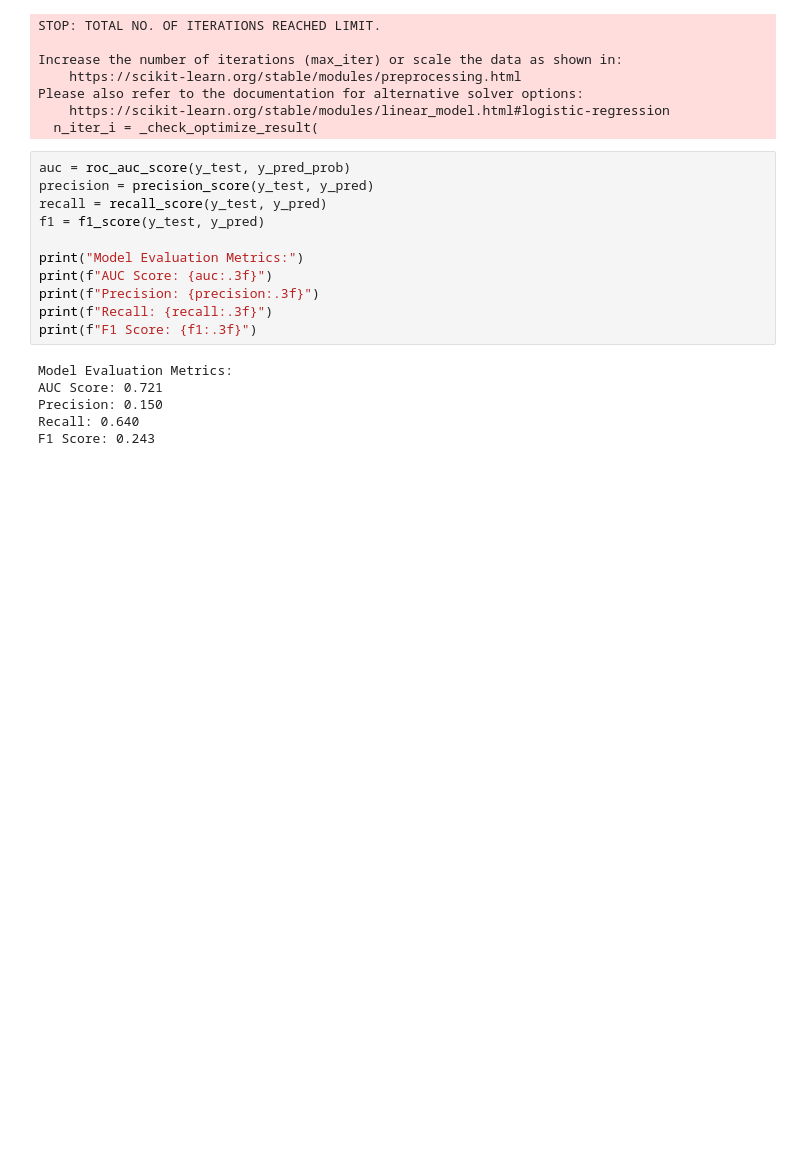
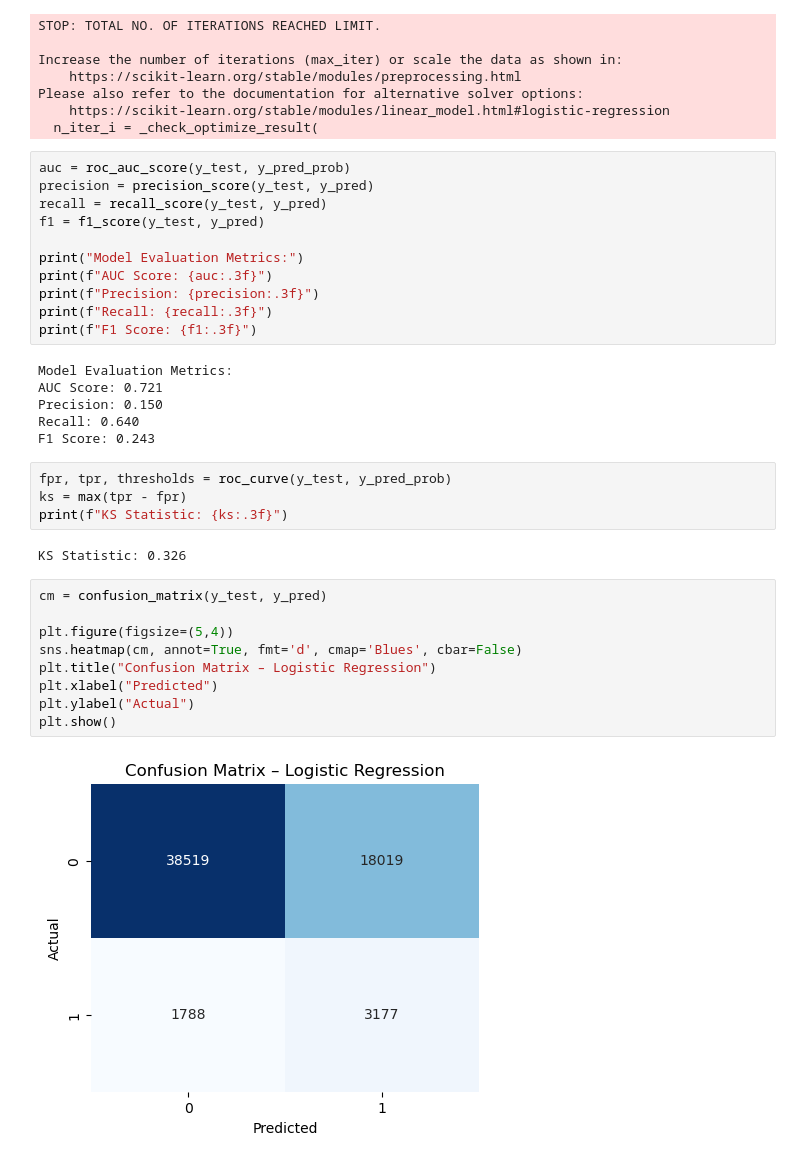
Before and after one commit to Nirukta/Loan-default-prediction-and-risk-profiling-using-autoencoders, a Jupyter notebook: models/Logisticregression.ipynb, the cells around one changed output. Saved outputs shown, nothing was run; the diff lists cells and outputs as text; blank space fills up the shorter version.

```diff
--- a/models/Logisticregression.ipynb
+++ b/models/Logisticregression.ipynb
@@ -101,3 +101,20 @@ AUC Score: 0.721
 Precision: 0.150
 Recall: 0.640
 F1 Score: 0.243
+# %%
+fpr, tpr, thresholds = roc_curve(y_test, y_pred_prob)
+ks = max(tpr - fpr)
+print(f"KS Statistic: {ks:.3f}")
+# %% [output]
+KS Statistic: 0.326
+# %%
+cm = confusion_matrix(y_test, y_pred)
+
+plt.figure(figsize=(5,4))
+sns.heatmap(cm, annot=True, fmt='d', cmap='Blues', cbar=False)
+plt.title("Confusion Matrix – Logistic Regression")
+plt.xlabel("Predicted")
+plt.ylabel("Actual")
+plt.show()
+# %% [output]
+[figure, added]
```
Also changed, not shown: parts of 3 cells of this notebook.
